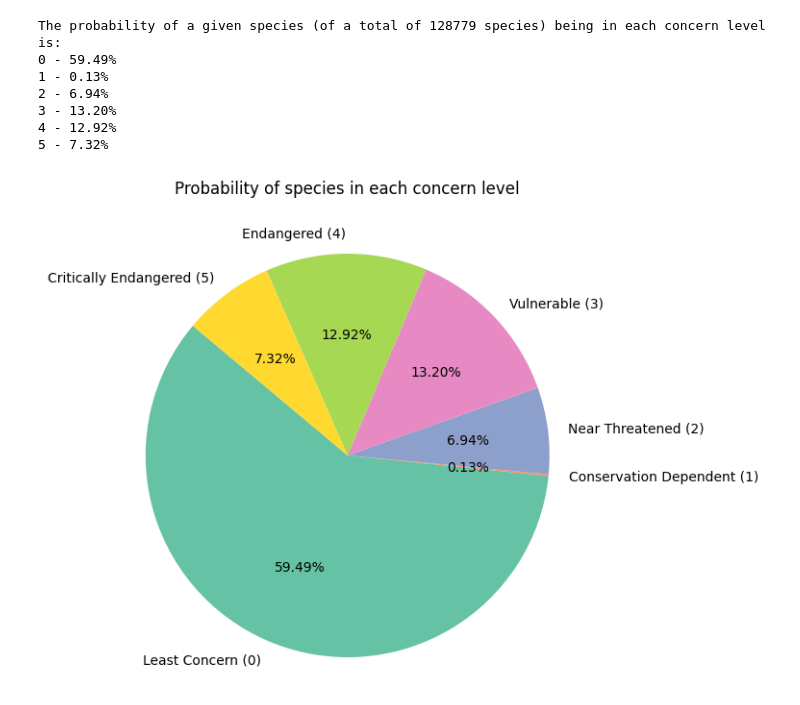
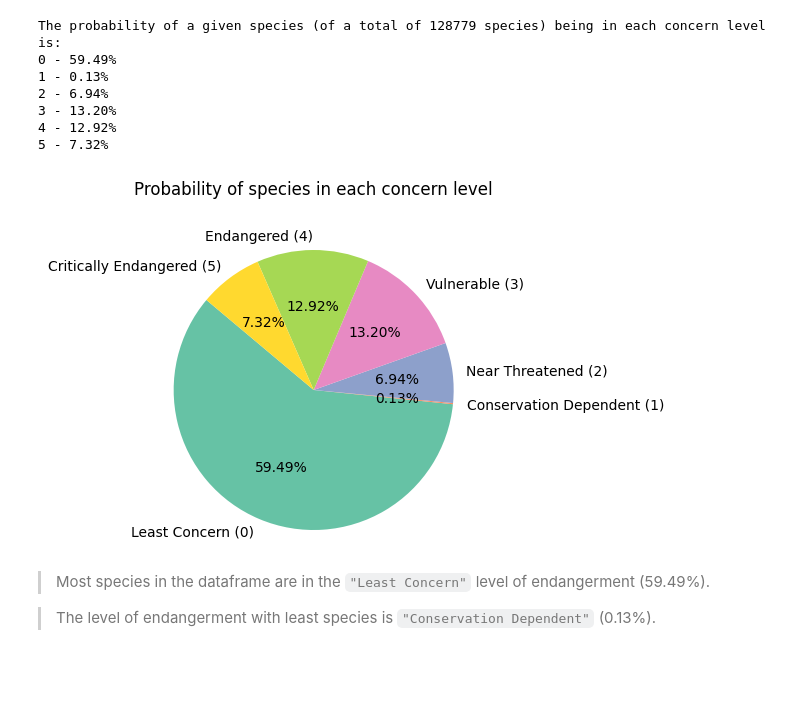
Before and after one commit to fiofana/IUCN-red-list, a Jupyter notebook: endangered_species.ipynb, the cells around one changed output. Drawn from its saved outputs; the diff is of its cells as text; code cells hidden in the pictures; blank space fills up the shorter version.

```diff
--- a/endangered_species.ipynb
+++ b/endangered_species.ipynb
@@ -516,14 +517,18 @@ The probability of a given species (of a total of 128779 species) being in each
 # %%
 # Plotting the pie chart
 labels = ["Least Concern (0)", "Conservation Dependent (1)", "Near Threatened (2)",
           "Vulnerable (3)", "Endangered (4)", "Critically Endangered (5)"]
 sizes = species_endangerment_probabilities.values
 
-plt.figure(figsize=(8, 6))
+plt.figure(figsize=(6, 4))
 plt.pie(sizes, labels=labels, autopct='%1.2f%%', startangle=140, colors=plt.cm.Set2.colors)
 plt.axis('equal') # Circle
 plt.title('Probability of species in each concern level', pad=30)
 
 plt.show()
 # %% [output]
-[figure, old version]
+[figure, new version]
+# %% [markdown]
+> Most species in the dataframe are in the `"Least Concern"` level of endangerment (59.49%).
+
+> The level of endangerment with least species is `"Conservation Dependent"` (0.13%).
```
Also changed, not shown: parts of 3 cells of this notebook.
